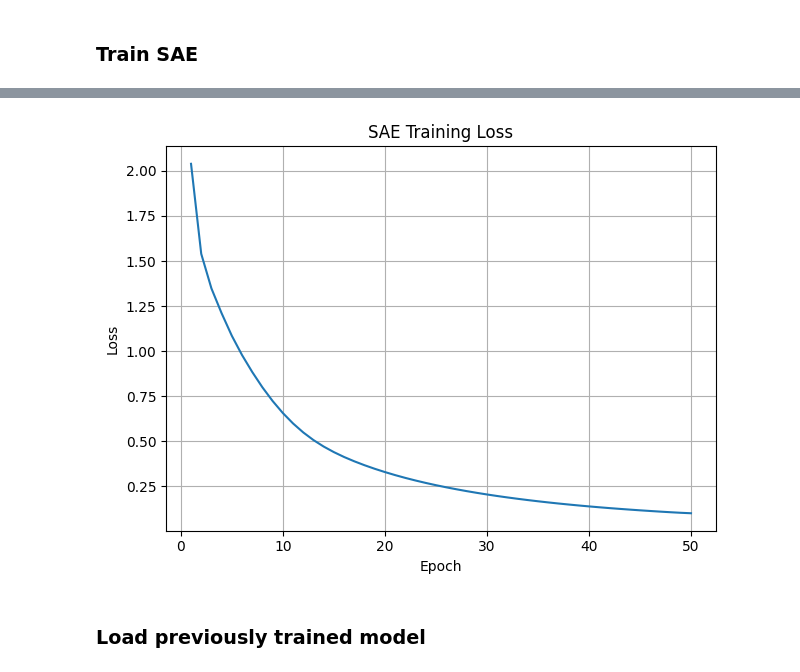
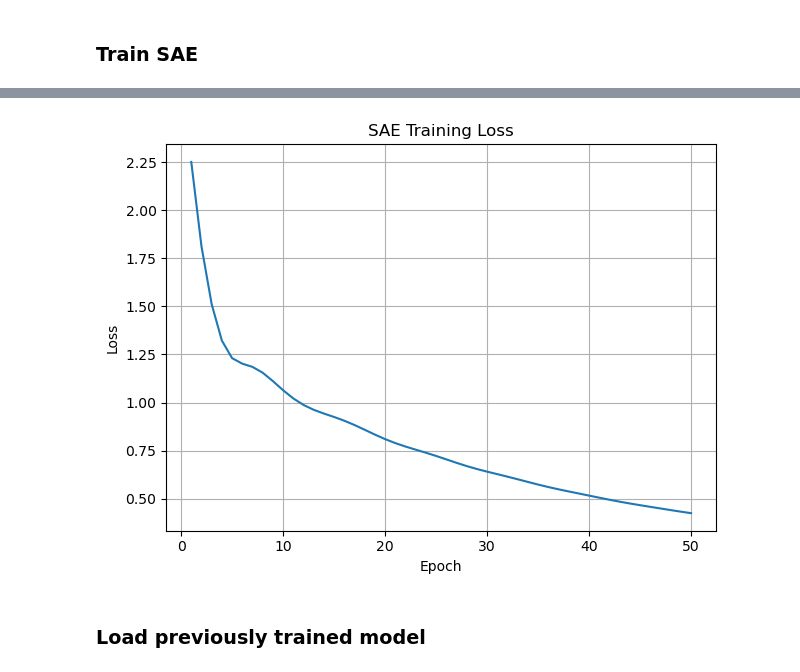
Before and after one commit to tsai-henry/roboterp, a Jupyter notebook: droidSAE_on_collage.ipynb, the cells around one changed output, grey strips where cells are left out. Drawn from its saved outputs; the diff is of its cells as text; code cells hidden in the pictures.

```diff
--- a/droidSAE_on_collage.ipynb
+++ b/droidSAE_on_collage.ipynb
@@ -322,7 +340,7 @@ wandb.init(project="sparse-autoencoder", name="SAE-run", config={
     "learning_rate": 1e-4,
     "sparsity_weight": 1e-2,
     "n_epochs": 50,
-    "batch_size": 512,
+    "batch_size": 128,
 })
 
 # === Hyperparameters ===
@@ -336,12 +354,13 @@ batch_size = wandb.config.batch_size
 d_in = all_activations.shape[-1]
 d_hidden = hidden_multiplier * d_in
 
-sae = SparseAutoencoder(d_in=d_in, d_hidden=d_hidden).to("cuda:0")
-sae = nn.DataParallel(sae)  # Now wrap for multi-GPU
+sae = SparseAutoencoder(d_in=d_in, d_hidden=d_hidden).to("cuda:2")
+# sae = nn.DataParallel(sae)  # Now wrap for multi-GPU
 optimizer = torch.optim.AdamW(sae.parameters(), lr=learning_rate)
 loss_fn = nn.MSELoss()
 
 # === Dataset & Loader ===
+
 train_dataset = torch.utils.data.TensorDataset(all_activations)
 train_loader = torch.utils.data.DataLoader(train_dataset, batch_size=batch_size, shuffle=True)
 # %% [output]
@@ -362,25 +378,28 @@ View run at https://wandb.ai/htsai2025/sparse-autoencoder/runs/5mtdd3qy
 # %%
+device = "cuda:2"
+
+sae = sae.to(device)          # no DataParallel
+optimizer = torch.optim.Adam(sae.parameters(), lr=1e-4)
+
 epoch_losses = []
 
 for epoch in range(n_epochs):
     epoch_loss = 0.0
-    for batch, in train_loader:
-        batch = batch.to("cuda:0", non_blocking=True)
+    for (batch,) in train_loader:          # iterate gives a tuple
+        batch = batch.to(device, non_blocking=True)
+
         recon, z = sae(batch)
 
         loss = loss_fn(recon, batch) + sparsity_weight * torch.mean(torch.abs(z))
         epoch_loss += loss.item() * batch.size(0)
 
-        optimizer.zero_grad()
+        optimizer.zero_grad(set_to_none=True)
         loss.backward()
         optimizer.step()
 
     avg_loss = epoch_loss / len(train_dataset)
     epoch_losses.append(avg_loss)
-
-    # Log to wandb every epoch
     wandb.log({"loss": avg_loss, "epoch": epoch + 1})
-
     if (epoch + 1) % 5 == 0:
         print(f"Epoch {epoch+1}: Loss {avg_loss:.6f}")
 
@@ -427,4 +446,4 @@ Saved SAE to checkpoints/sae_2025-05-02_21-45-10.pth
-[figure, old version]
+[figure, new version]
 # %% [markdown]
 ### Load previously trained model
 # %%
```
Also changed, not shown: parts of 14 cells of this notebook.
